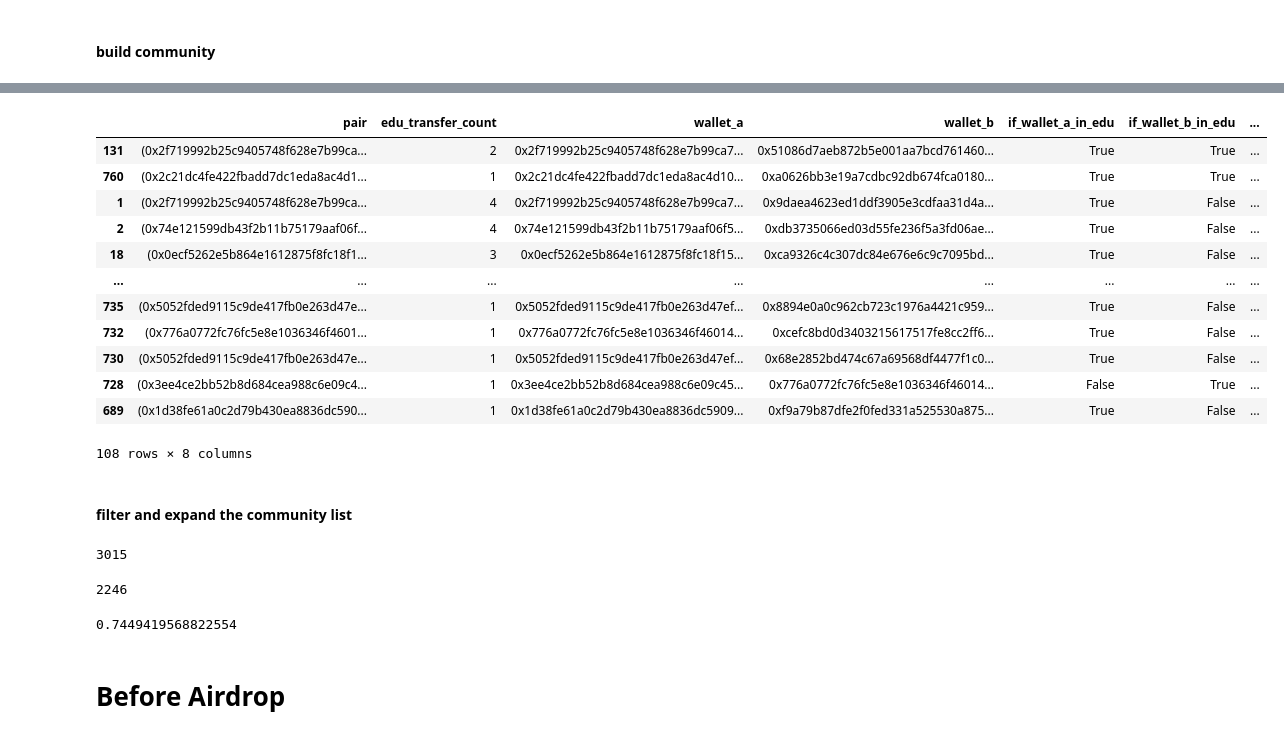
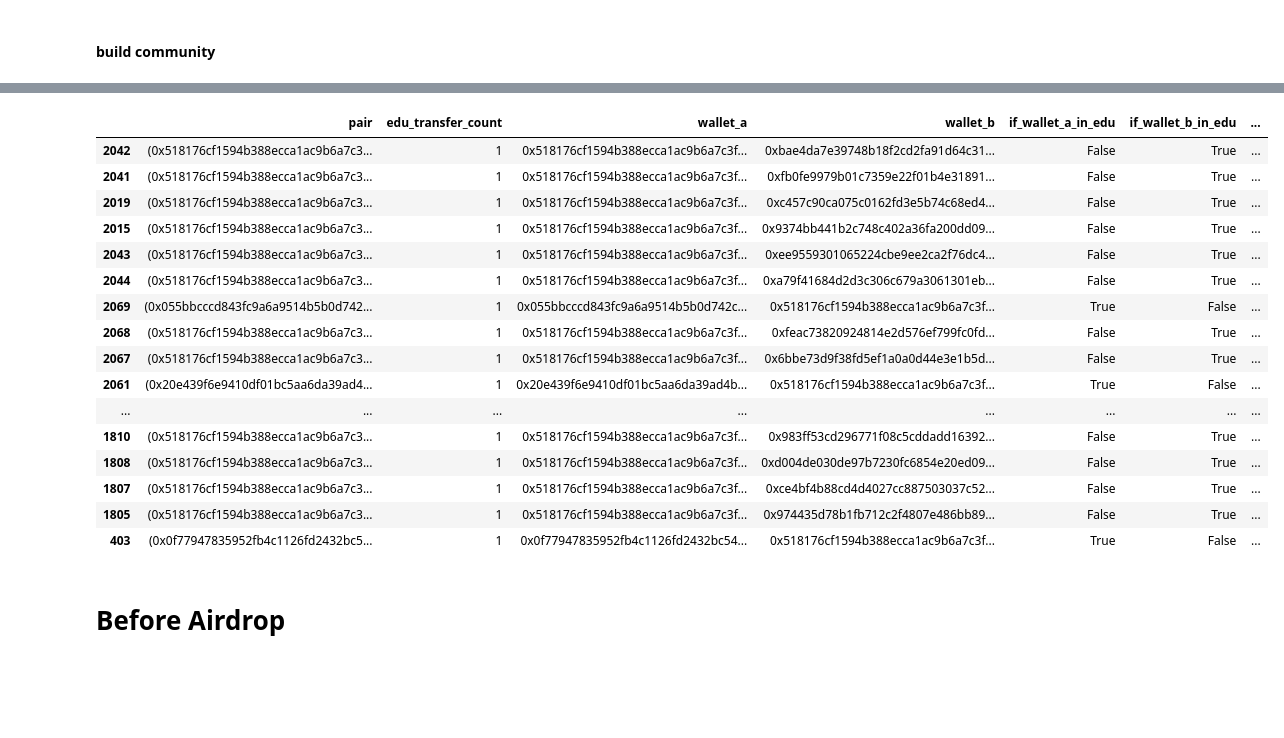
Before and after one commit to startwithf/unique-user, a Jupyter notebook: edu/model/edu_airdrop_lab.ipynb, the cells around one changed output, grey strips where cells are left out. Cells and saved outputs as stored; diff of their text form; code cells hidden in the pictures; blank space fills up the shorter version.

```diff
--- a/edu/model/edu_airdrop_lab.ipynb
+++ b/edu/model/edu_airdrop_lab.ipynb
@@ -326,0 +248,5 @@ dtype: object
+# %%
+# remove those with same from and to address
+edu_airdrop_transfer = edu_airdrop_transfer[
+    edu_airdrop_transfer["from_address"] != edu_airdrop_transfer["to_address"]
+]
@@ -378,7 +294,7 @@ NameError: name 'test_contract_lst' is not defined
 edu_airdrop_transfer = remove_contract_transactions(
     edu_airdrop_transfer,
     ["from_address", "to_address"],
-    after_edu_contract_df["address"],
+    full_contract_df["address"],
 )
 # %%
 print(min(edu_airdrop_transfer['block_timestamp']))
@@ -575,7 +445,7 @@ plot_weight_cumulative_dist(weight_df_2)
 # %% [markdown]
 #### build community
 # %%
-community_lst_lou_1 = create_community(weight_df, "louvain", resolution=1)
-# community_lst_s_1 = create_community(weight_df, 'surprise')
+# community_lst_lou_1 = create_community(weight_df, "louvain", resolution=1)
+community_lst_s_1 = create_community(weight_df, 'surprise')
 # community_lst_lei_1 = create_community(weight_df, 'leiden')
 # %% [output]
@@ -589,12 +459,12 @@ Max community size: 105
 Min community size: 1
 # %%
 # row_lst = range(10)
-row_lst = [0]
-community_lst_visualization_1 = community_lst_lou_1
+row_lst = [1]
+community_lst_visualization_1 = community_lst_s_1
 
 for row in row_lst:
     print("size of community:", len(community_lst_visualization_1[row]))
-    print(community_lst_visualization_1[row])
+    print(find_main_wallet(community_lst_visualization_1[row], weight_df))
     commu_visual_df_1 = weight_df.loc[
         weight_df["wallet_a"].isin(community_lst_visualization_1[row])
         & weight_df["wallet_b"].isin(community_lst_visualization_1[row])
@@ -627,21 +501,24 @@ commu_visual_df_1
 # %%
+test_main_wallet = '0x8894e0a0c962cb723c1976a4421c95949be2d4e3'
 commu_visual_df_1[
-    (commu_visual_df_1["wallet_a"] != "0x518176cf1594b388ecca1ac9b6a7c3fe6482f387")
-    & (commu_visual_df_1["wallet_b"] != "0x518176cf1594b388ecca1ac9b6a7c3fe6482f387")
+    (commu_visual_df_1["wallet_a"] != test_main_wallet)
+    & (commu_visual_df_1["wallet_b"] != test_main_wallet)
 ]
 # %% [output]
 |  | pair | edu_transfer_count | wallet_a | wallet_b | if_wallet_a_in_edu | if_wallet_b_in_edu | ... |
-| 131 | (0x2f719992b25c9405748f628e7b99ca... | 2 | 0x2f719992b25c9405748f628e7b99ca7... | 0x51086d7aeb872b5e001aa7bcd761460... | True | True | ... |
-| 760 | (0x2c21dc4fe422fbadd7dc1eda8ac4d1... | 1 | 0x2c21dc4fe422fbadd7dc1eda8ac4d10... | 0xa0626bb3e19a7cdbc92db674fca0180... | True | True | ... |
-| 1 | (0x2f719992b25c9405748f628e7b99ca... | 4 | 0x2f719992b25c9405748f628e7b99ca7... | 0x9daea4623ed1ddf3905e3cdfaa31d4a... | True | False | ... |
-| 2 | (0x74e121599db43f2b11b75179aaf06f... | 4 | 0x74e121599db43f2b11b75179aaf06f5... | 0xdb3735066ed03d55fe236f5a3fd06ae... | True | False | ... |
-| 18 | (0x0ecf5262e5b864e1612875f8fc18f1... | 3 | 0x0ecf5262e5b864e1612875f8fc18f15... | 0xca9326c4c307dc84e676e6c9c7095bd... | True | False | ... |
+| 2042 | (0x518176cf1594b388ecca1ac9b6a7c3... | 1 | 0x518176cf1594b388ecca1ac9b6a7c3f... | 0xbae4da7e39748b18f2cd2fa91d64c31... | False | True | ... |
+| 2041 | (0x518176cf1594b388ecca1ac9b6a7c3... | 1 | 0x518176cf1594b388ecca1ac9b6a7c3f... | 0xfb0fe9979b01c7359e22f01b4e31891... | False | True | ... |
+| 2019 | (0x518176cf1594b388ecca1ac9b6a7c3... | 1 | 0x518176cf1594b388ecca1ac9b6a7c3f... | 0xc457c90ca075c0162fd3e5b74c68ed4... | False | True | ... |
+| 2015 | (0x518176cf1594b388ecca1ac9b6a7c3... | 1 | 0x518176cf1594b388ecca1ac9b6a7c3f... | 0x9374bb441b2c748c402a36fa200dd09... | False | True | ... |
+| 2043 | (0x518176cf1594b388ecca1ac9b6a7c3... | 1 | 0x518176cf1594b388ecca1ac9b6a7c3f... | 0xee9559301065224cbe9ee2ca2f76dc4... | False | True | ... |
+| 2044 | (0x518176cf1594b388ecca1ac9b6a7c3... | 1 | 0x518176cf1594b388ecca1ac9b6a7c3f... | 0xa79f41684d2d3c306c679a3061301eb... | False | True | ... |
+| 2069 | (0x055bbcccd843fc9a6a9514b5b0d742... | 1 | 0x055bbcccd843fc9a6a9514b5b0d742c... | 0x518176cf1594b388ecca1ac9b6a7c3f... | True | False | ... |
+| 2068 | (0x518176cf1594b388ecca1ac9b6a7c3... | 1 | 0x518176cf1594b388ecca1ac9b6a7c3f... | 0xfeac73820924814e2d576ef799fc0fd... | False | True | ... |
+| 2067 | (0x518176cf1594b388ecca1ac9b6a7c3... | 1 | 0x518176cf1594b388ecca1ac9b6a7c3f... | 0x6bbe73d9f38fd5ef1a0a0d44e3e1b5d... | False | True | ... |
+| 2061 | (0x20e439f6e9410df01bc5aa6da39ad4... | 1 | 0x20e439f6e9410df01bc5aa6da39ad4b... | 0x518176cf1594b388ecca1ac9b6a7c3f... | True | False | ... |
 | ... | ... | ... | ... | ... | ... | ... | ... |
-| 735 | (0x5052fded9115c9de417fb0e263d47e... | 1 | 0x5052fded9115c9de417fb0e263d47ef... | 0x8894e0a0c962cb723c1976a4421c959... | True | False | ... |
-| 732 | (0x776a0772fc76fc5e8e1036346f4601... | 1 | 0x776a0772fc76fc5e8e1036346f46014... | 0xcefc8bd0d3403215617517fe8cc2ff6... | True | False | ... |
-| 730 | (0x5052fded9115c9de417fb0e263d47e... | 1 | 0x5052fded9115c9de417fb0e263d47ef... | 0x68e2852bd474c67a69568df4477f1c0... | True | False | ... |
-| 728 | (0x3ee4ce2bb52b8d684cea988c6e09c4... | 1 | 0x3ee4ce2bb52b8d684cea988c6e09c45... | 0x776a0772fc76fc5e8e1036346f46014... | False | True | ... |
-| 689 | (0x1d38fe61a0c2d79b430ea8836dc590... | 1 | 0x1d38fe61a0c2d79b430ea8836dc5909... | 0xf9a79b87dfe2f0fed331a525530a875... | True | False | ... |
+| 1810 | (0x518176cf1594b388ecca1ac9b6a7c3... | 1 | 0x518176cf1594b388ecca1ac9b6a7c3f... | 0x983ff53cd296771f08c5cddadd16392... | False | True | ... |
+| 1808 | (0x518176cf1594b388ecca1ac9b6a7c3... | 1 | 0x518176cf1594b388ecca1ac9b6a7c3f... | 0xd004de030de97b7230fc6854e20ed09... | False | True | ... |
+| 1807 | (0x518176cf1594b388ecca1ac9b6a7c3... | 1 | 0x518176cf1594b388ecca1ac9b6a7c3f... | 0xce4bf4b88cd4d4027cc887503037c52... | False | True | ... |
+| 1805 | (0x518176cf1594b388ecca1ac9b6a7c3... | 1 | 0x518176cf1594b388ecca1ac9b6a7c3f... | 0x974435d78b1fb712c2f4807e486bb89... | False | True | ... |
+| 403 | (0x0f77947835952fb4c1126fd2432bc5... | 1 | 0x0f77947835952fb4c1126fd2432bc54... | 0x518176cf1594b388ecca1ac9b6a7c3f... | True | False | ... |
-108 rows × 8 columns
-# %% [markdown]
-#### filter and expand the community list
@@ -668,12 +525,3 @@ airdrop_user_count = len([len(x) for x in filtered_list_of_lists])
-# %%
-display(airdrop_wallet_count)
-display(airdrop_user_count)
-
-airdrop_user_count / airdrop_wallet_count
-# %% [output]
-3015
-2246
-0.7449419568822554
 # %% [markdown]
 # Before Airdrop
 # %% [markdown]
```
Also changed, not shown: parts of 86 cells of this notebook, 1 other file.
